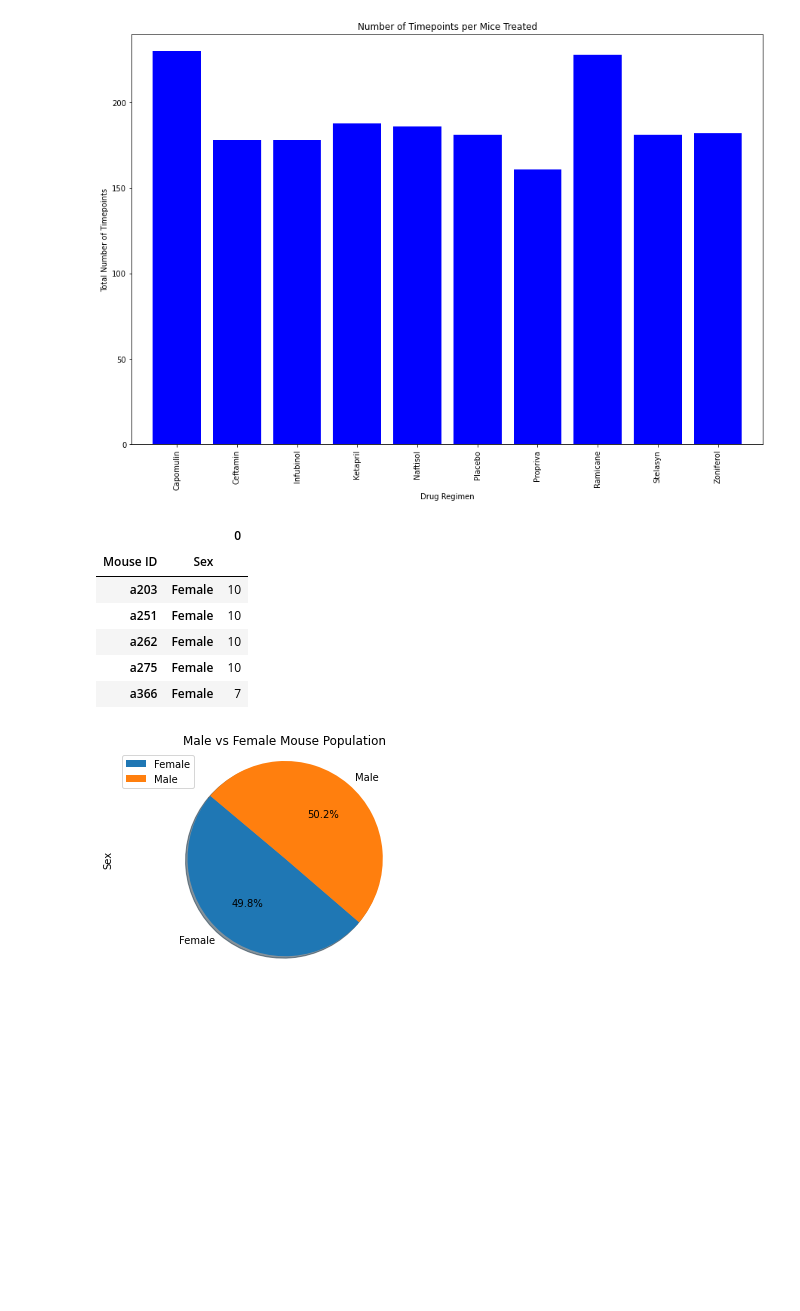
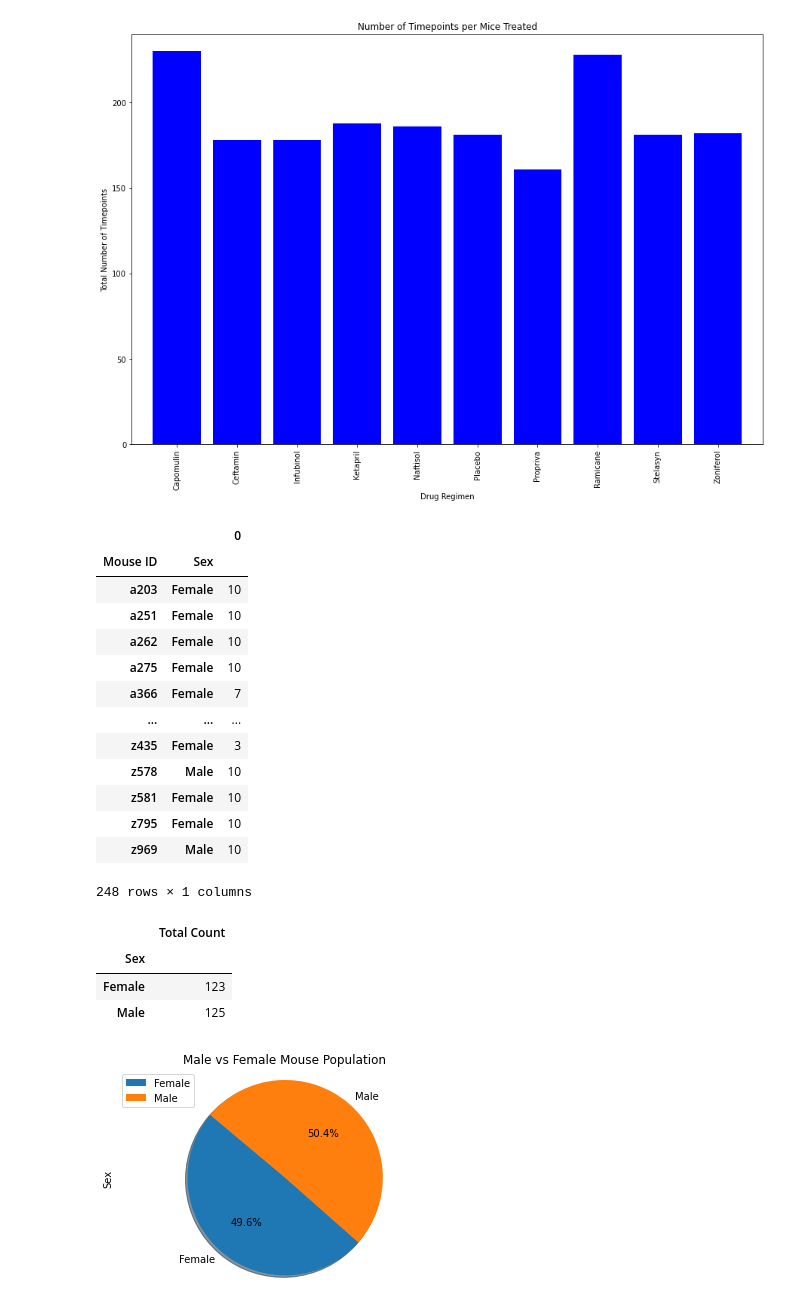
Before and after one commit to Brack1345/matplotlib_challenge, a Jupyter notebook: pymaceuticals_starter.ipynb, the cells around one changed output. Drawn from its saved outputs; the diff is of its cells as text; code cells hidden in the pictures; blank space fills up the shorter version.

```diff
--- a/pymaceuticals_starter.ipynb
+++ b/pymaceuticals_starter.ipynb
@@ -39,6 +56,6 @@ print(mouse_count)
 1893
 # %%
 # Getting the duplicate mice by ID number that shows up for Mouse ID and Timepoint.
-duplicate = merged_df[merged_df.duplicated(['Mouse ID', 'Timepoint'])]
-print(duplicate)
+duplicate_mouse=merged_df.loc[merged_df.duplicated(subset=["Mouse ID", "Timepoint"]), "Mouse ID"].unique()
+print(duplicate_mouse)
 # %% [output]
@@ -80,6 +65,6 @@ print(all_duplicates)
 # %%
 # Create a clean DataFrame by dropping the duplicate mouse by its ID.
-cleaned_df = merged_df.drop_duplicates('Mouse ID')
-cleaned_df.head()
+clean_df = merged_df[merged_df["Mouse ID"].isin(duplicate_mouse) == False]
+clean_df
 # %% [output]
 |  | Mouse ID | Drug Regimen | Sex | Age_months | Weight (g) | Timepoint | Tumor Volume (mm3) | ... |
@@ -199,21 +191,34 @@ Text(0, 0.5, 'Total Number of Timepoints')
 [figure]
 # %%
 # Generate a pie plot showing the distribution of female versus male mice using Pandas
-groupby_gender = merged_df.groupby(["Mouse ID","Sex"])
+groupby_gender = clean_df.groupby(["Mouse ID","Sex"])
 groupby_gender
 gender_df = pd.DataFrame(groupby_gender.size())
-gender_df.head()
+gender_df
 # %% [output]
 |  |  | 0 |
 | Mouse ID | Sex |  |
 | a203 | Female | 10 |
 | a251 | Female | 10 |
 | a262 | Female | 10 |
 | a275 | Female | 10 |
 | a366 | Female | 7 |
+| ... | ... | ... |
+| z435 | Female | 3 |
+| z578 | Male | 10 |
+| z581 | Female | 10 |
+| z795 | Female | 10 |
+| z969 | Male | 10 |
+248 rows × 1 columns
 # %%
 mouse_gender = pd.DataFrame(gender_df.groupby(["Sex"]).count())
 mouse_gender.columns = ['Total Count']
+mouse_gender
+# %% [output]
+|  | Total Count |
+| Sex |  |
+| Female | 123 |
+| Male | 125 |
 # %%
 colors = ['green', 'blue']
 explode = (0.1, 0)
```
Also changed, not shown: parts of 15 cells of this notebook.
